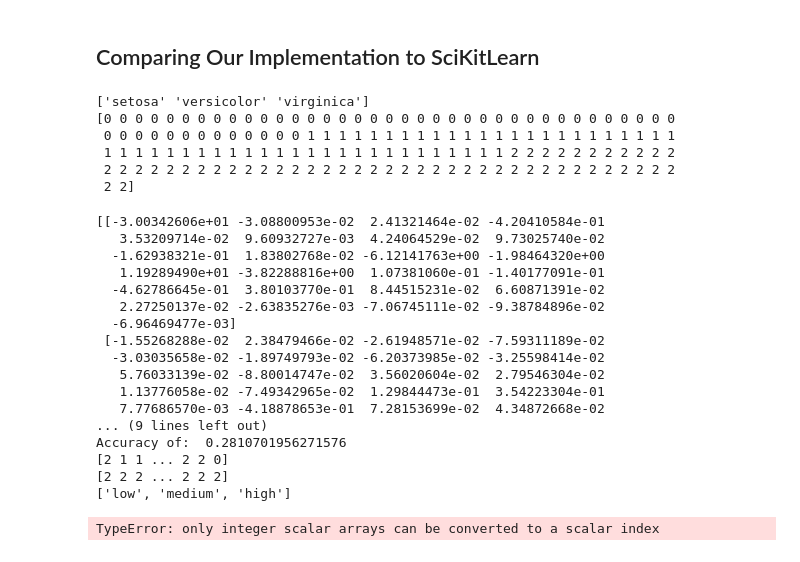
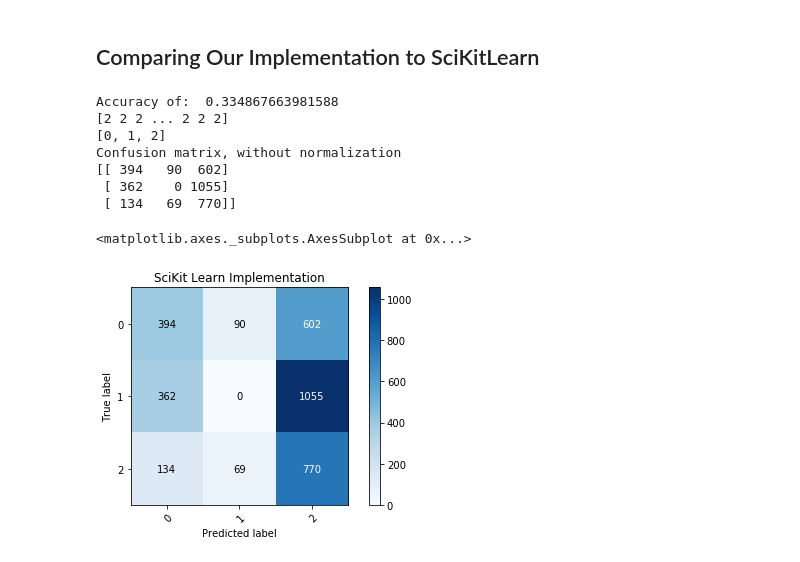
Before and after one commit to l1onh3art88/ml-lab2, a Jupyter notebook: lab3/lab3.ipynb, the cells around one changed output. Drawn from its saved outputs; the diff is of its cells as text; code cells hidden in the pictures.

```diff
--- a/lab3/lab3.ipynb
+++ b/lab3/lab3.ipynb
@@ -682,7 +682,7 @@ from sklearn.metrics import confusion_matrix
 from sklearn.linear_model import LogisticRegression as LogisticRegressionSci
 from sklearn.metrics import confusion_matrix
 from sklearn.utils.multiclass import unique_labels
-
+#From Sklearn documentation
 def plot_confusion_matrix(y_true, y_pred, classes,
                           normalize=False,
                           title=None,
@@ -700,8 +700,7 @@ def plot_confusion_matrix(y_true, y_pred, classes,
     # Compute confusion matrix
     cm = confusion_matrix(y_true, y_pred)
     # Only use the labels that appear in the data
-    print(classes)
-    classes = classes[unique_labels(y_true, y_pred)]
+    classes = list(unique_labels(y_true, y_pred))
     if normalize:
         cm = cm.astype('float') / cm.sum(axis=1)[:, np.newaxis]
         print("Normalized confusion matrix")
@@ -736,54 +735,28 @@ def plot_confusion_matrix(y_true, y_pred, classes,
                     color="white" if cm[i, j] > thresh else "black")
     fig.tight_layout()
     return ax
-# %%
-from sklearn import svm, datasets
-iris = datasets.load_iris()
-X = iris.data
-y = iris.target
-class_names = iris.target_names
-print(class_names)
-print(y)
-# %% [output]
-['setosa' 'versicolor' 'virginica']
-[0 0 0 0 0 0 0 0 0 0 0 0 0 0 0 0 0 0 0 0 0 0 0 0 0 0 0 0 0 0 0 0 0 0 0 0 0
- 0 0 0 0 0 0 0 0 0 0 0 0 0 1 1 1 1 1 1 1 1 1 1 1 1 1 1 1 1 1 1 1 1 1 1 1 1
- 1 1 1 1 1 1 1 1 1 1 1 1 1 1 1 1 1 1 1 1 1 1 1 1 1 1 2 2 2 2 2 2 2 2 2 2 2
- 2 2 2 2 2 2 2 2 2 2 2 2 2 2 2 2 2 2 2 2 2 2 2 2 2 2 2 2 2 2 2 2 2 2 2 2 2
- 2 2]
 # %%
-lr_sk = LogisticRegressionSci() # all params default
+lr_sk = LogisticRegressionSci(C=0.00001) # all params default
 # note that sklearn is optimized for using the liblinear library with logistic regression
 # ...and its faster than our implementation here
 lr_sk.fit(xTrain,yTrain) # no need to add bias term, sklearn does it internally!!
-print(lr_sk.coef_)
 yhat = lr_sk.predict(xTest)
 print('Accuracy of: ',accuracy_score(yTest,yhat))
-print(yTest)
-print(yhat)
 # Plot non-normalized confusion matrix
 class_names = ['low','medium','high']
+print(yhat)
 plot_confusion_matrix(yTest, yhat, classes=class_names,
-                      title='Confusion matrix, without normalization')
+                      title='SciKit Learn Implementation')
 # %% [output]
-[[-3.00342606e+01 -3.08800953e-02  2.41321464e-02 -4.20410584e-01
-   3.53209714e-02  9.60932727e-03  4.24064529e-02  9.73025740e-02
-  -1.62938321e-01  1.83802768e-02 -6.12141763e+00 -1.98464320e+00
-   1.19289490e+01 -3.82288816e+00  1.07381060e-01 -1.40177091e-01
-  -4.62786645e-01  3.80103770e-01  8.44515231e-02  6.60871391e-02
-   2.27250137e-02 -2.63835276e-03 -7.06745111e-02 -9.38784896e-02
-  -6.96469477e-03]
- [-1.55268288e-02  2.38479466e-02 -2.61948571e-02 -7.59311189e-02
-  -3.03035658e-02 -1.89749793e-02 -6.20373985e-02 -3.25598414e-02
-   5.76033139e-02 -8.80014747e-02  3.56020604e-02  2.79546304e-02
-   1.13776058e-02 -7.49342965e-02  1.29844473e-01  3.54223304e-01
-   7.77686570e-03 -4.18878653e-01  7.28153699e-02  4.34872668e-02
-... (9 lines left out)
-Accuracy of:  0.2810701956271576
-[2 1 1 ... 2 2 0]
+Accuracy of:  0.334867663981588
 [2 2 2 ... 2 2 2]
-['low', 'medium', 'high']
+[0, 1, 2]
+Confusion matrix, without normalization
+[[ 394   90  602]
+ [ 362    0 1055]
+ [ 134   69  770]]
-TypeError: only integer scalar arrays can be converted to a scalar index
+<matplotlib.axes._subplots.AxesSubplot at 0x...>
+[figure, added]
 # %%
 lr = LogisticRegression(0.01,50,'steep',1,0.001)
 %time lr.fit(xTrain,yTrain)
```
Also changed, not shown: parts of 8 cells of this notebook.
